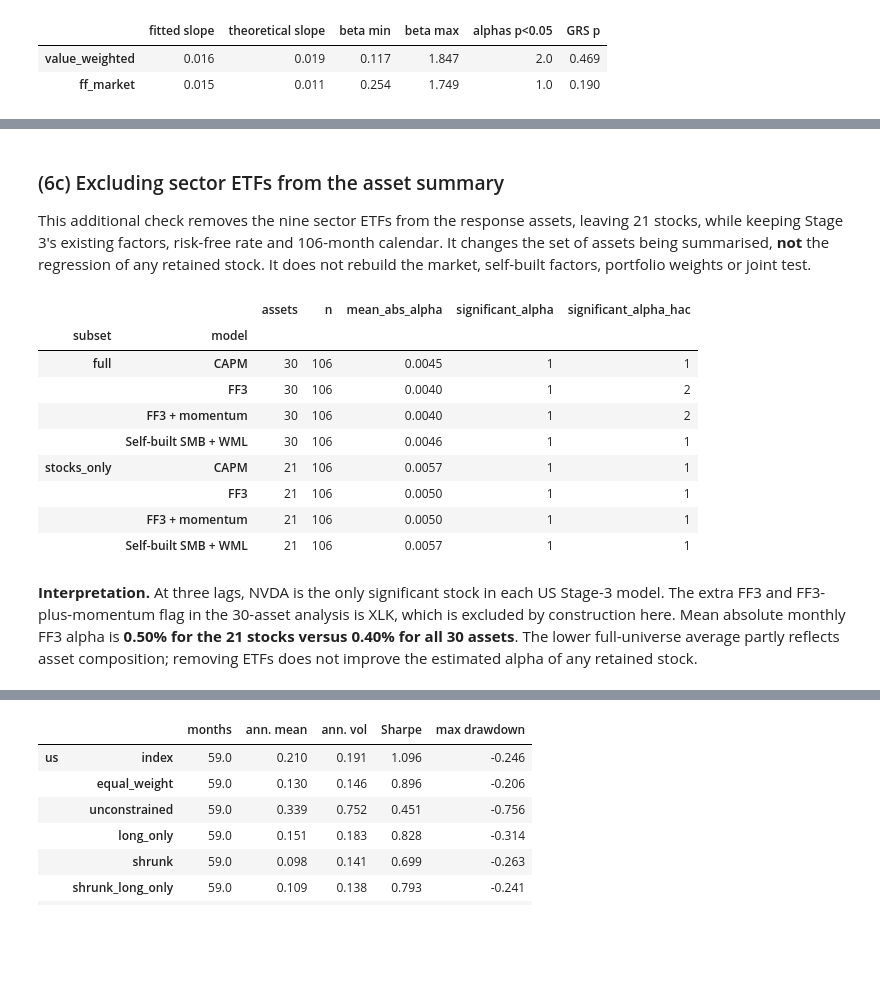
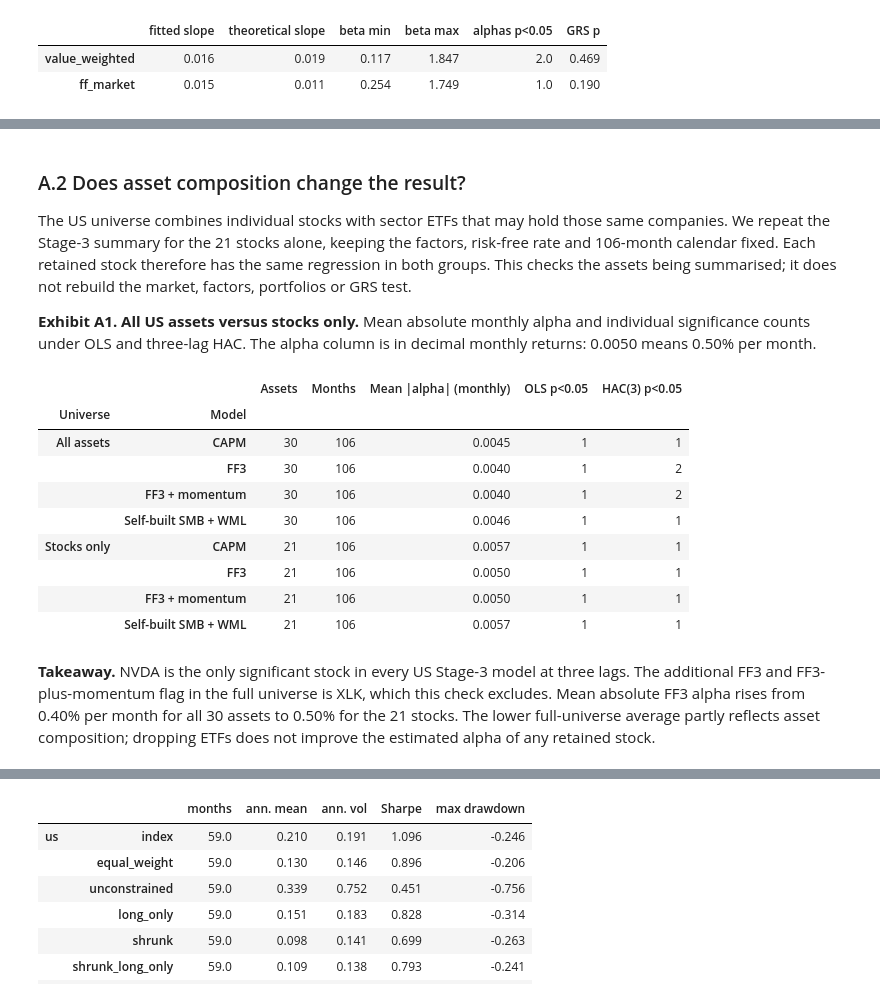
Before and after one commit to Prolead1/goldman, a Jupyter notebook: notebooks/report.ipynb, the cells around one changed output, grey strips where cells are left out. Cells and saved outputs as stored; diff of their text form; code cells hidden in the pictures; blank space fills up the shorter version.

```diff
--- a/notebooks/report.ipynb
+++ b/notebooks/report.ipynb
@@ -835,43 +951,54 @@ Per-asset p-values for every lag, including all borderline cases, are saved in
 # %% [markdown]
-### (6c) Excluding sector ETFs from the asset summary
+### A.2 Does asset composition change the result?
 
-This additional check removes the nine sector ETFs from the response assets,
-leaving 21 stocks, while keeping Stage 3's existing factors, risk-free rate and
-106-month calendar. It changes the set of assets being summarised, **not** the
-regression of any retained stock. It does not rebuild the market, self-built
-factors, portfolio weights or joint test.
+The US universe combines individual stocks with sector ETFs that may hold
+those same companies. We repeat the Stage-3 summary for the 21 stocks alone,
+keeping the factors, risk-free rate and 106-month calendar fixed. Each retained
+stock therefore has the same regression in both groups. This checks the assets
+being summarised; it does not rebuild the market, factors, portfolios or GRS test.
+
+**Exhibit A1. All US assets versus stocks only.** Mean absolute monthly alpha
+and individual significance counts under OLS and three-lag HAC. The alpha
+column is in decimal monthly returns: 0.0050 means 0.50% per month.
 # %%
 # Classification is explicit; this removes ETFs from the response assets only.
 # Existing factor panels and common dates stay fixed, so shared-asset alphas stay fixed.
 SECTOR_ETFS = {"XLB", "XLE", "XLF", "XLI", "XLK", "XLP", "XLU", "XLV", "XLY"}
 assert SECTOR_ETFS.issubset(RETURNS["us"].columns)
 US_STOCKS = [asset for asset in RETURNS["us"].columns if asset not in SECTOR_ETFS]
 assert len(US_STOCKS) == 21
 STOCK_SUBSET = asset_subset_sensitivity(
     RETURNS["us"], FACTOR_MODELS["us"], {"stocks_only": US_STOCKS},
     rf=risk_free_series("us", RETURNS["us"].index), lags=3,
 )
 np.testing.assert_array_equal(STOCK_SUBSET.sample, FACTORS["us"].sample)
 STOCK_SUBSET.summary.to_csv(INFERENCE_DIR / "us_stock_subset_summary.csv")
 STOCK_SUBSET.tables.to_csv(INFERENCE_DIR / "us_stock_subset_details.csv")
-display(STOCK_SUBSET.summary[[
-    "assets", "n", "mean_abs_alpha", "significant_alpha", "significant_alpha_hac"
-]].round(4))
+display(
+    STOCK_SUBSET.summary[[
+        "assets", "n", "mean_abs_alpha", "significant_alpha", "significant_alpha_hac"
+    ]].rename(index={"full": "All assets", "stocks_only": "Stocks only"}, level="subset")
+    .rename_axis(["Universe", "Model"])
+    .rename(columns={
+        "assets": "Assets", "n": "Months", "mean_abs_alpha": "Mean |alpha| (monthly)",
+        "significant_alpha": "OLS p<0.05", "significant_alpha_hac": "HAC(3) p<0.05",
+    }).round(4)
+)
 # %% [output]
-|  |  | assets | n | mean_abs_alpha | significant_alpha | significant_alpha_hac |
-| subset | model |  |  |  |  |  |
-| full | CAPM | 30 | 106 | 0.0045 | 1 | 1 |
+|  |  | Assets | Months | Mean |alpha| (monthly) | OLS p<0.05 | HAC(3) p<0.05 |
+| Universe | Model |  |  |  |  |  |
+| All assets | CAPM | 30 | 106 | 0.0045 | 1 | 1 |
 |  | FF3 | 30 | 106 | 0.0040 | 1 | 2 |
 |  | FF3 + momentum | 30 | 106 | 0.0040 | 1 | 2 |
 |  | Self-built SMB + WML | 30 | 106 | 0.0046 | 1 | 1 |
-| stocks_only | CAPM | 21 | 106 | 0.0057 | 1 | 1 |
+| Stocks only | CAPM | 21 | 106 | 0.0057 | 1 | 1 |
 |  | FF3 | 21 | 106 | 0.0050 | 1 | 1 |
 |  | FF3 + momentum | 21 | 106 | 0.0050 | 1 | 1 |
 |  | Self-built SMB + WML | 21 | 106 | 0.0057 | 1 | 1 |
 # %% [markdown]
-**Interpretation.** At three lags, NVDA is the only significant stock in each
-US Stage-3 model. The extra FF3 and FF3-plus-momentum flag in the 30-asset
-analysis is XLK, which is excluded by construction here. Mean absolute monthly
-FF3 alpha is **0.50% for the 21 stocks versus 0.40% for all 30 assets**. The
-lower full-universe average partly reflects asset composition; removing ETFs
+**Takeaway.** NVDA is the only significant stock in every US Stage-3 model
+at three lags. The additional FF3 and FF3-plus-momentum flag in the full
+universe is XLK, which this check excludes. Mean absolute FF3 alpha rises
+from 0.40% per month for all 30 assets to 0.50% for the 21 stocks. The lower
+full-universe average partly reflects asset composition; dropping ETFs
 does not improve the estimated alpha of any retained stock.
```
Also changed, not shown: parts of 41 cells of this notebook, 2 other files.
